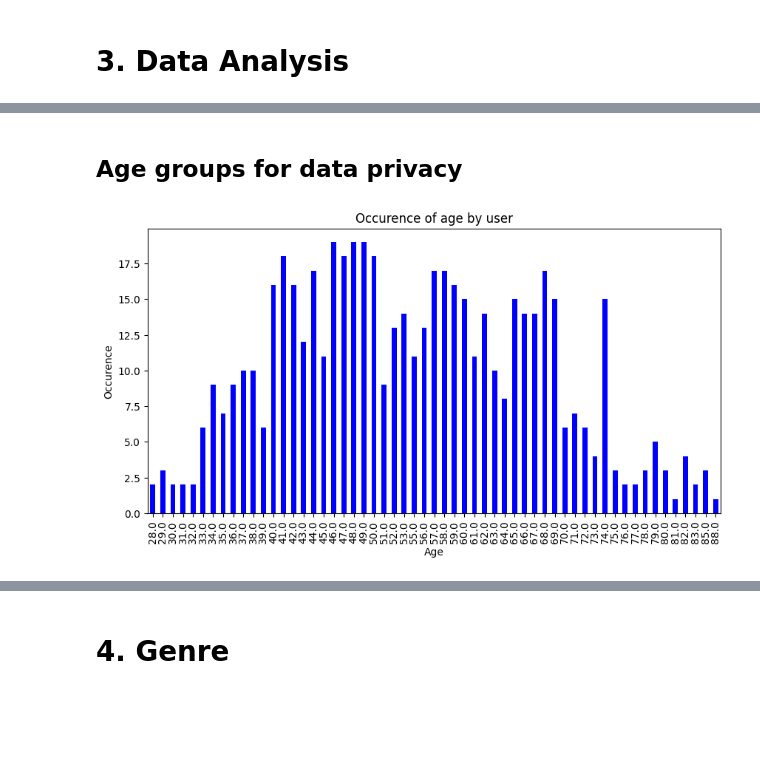
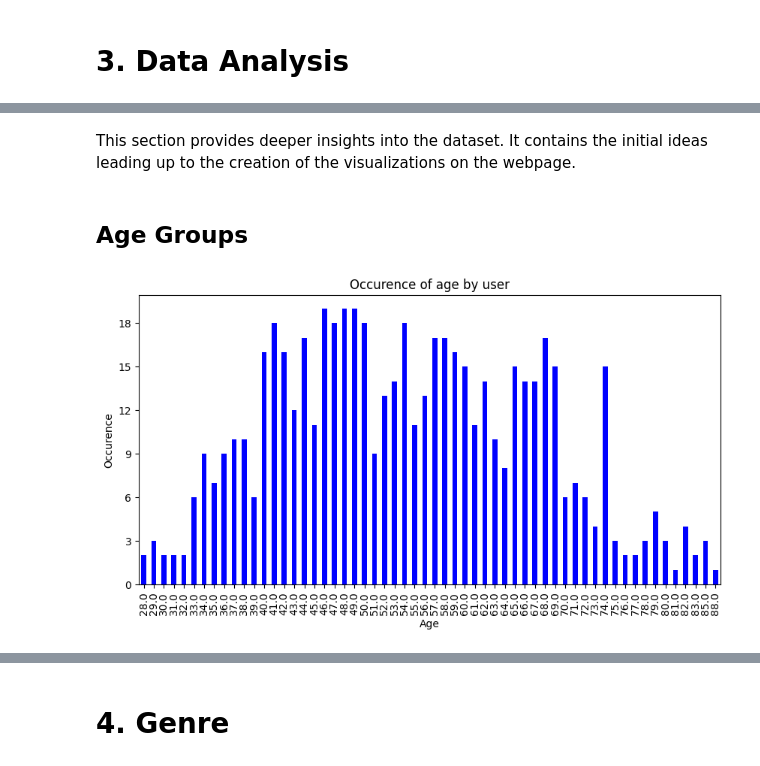
Before and after one commit to shakirmshaker/SocialDataGroup4, a Jupyter notebook: final/explainer.ipynb, the cells around one changed output, grey strips where cells are left out. Drawn from its saved outputs; the diff is of its cells as text; code cells hidden in the pictures; blank space fills up the shorter version.

Commit message:
Completed sections 1 and 2

```diff
--- a/final/explainer.ipynb
+++ b/final/explainer.ipynb
@@ -35,3 +46,10 @@
+# %%
+df_raw=pd.read_csv('data/dfMerged.csv')
+df_raw.drop(columns=['age'],inplace=True)
+df_raw=pd.merge(df_raw,df_age[['user_id','age']],on='user_id',how='left')
+
+df=df_raw.copy()
+df['usage_date'] = pd.to_datetime(df['usage_date'], format='%d/%m/%Y')
 # %% [markdown]
 The dataset contains 829 individual households and records data on 967 days.
 Most households have had solar panel installations after the beginning of the dataset (after November 2022), thus the number of daily recordings increased continuously.
@@ -51,0 +116,4 @@ df['usage_date'] = pd.to_datetime(df['usage_date'],format='%d/%m/%Y')
+# %%
+df_ind_age=df_raw.groupby('user_id')['age'].mean()
+print(df_ind_age[(df_ind_age<18)|(df_ind_age>90)])
+age_data=df[(df.age>=18) & (df.age<=99)]
@@ -133,21 +149,27 @@ plt.show()
-# %% [markdown]
-## Age groups for data privacy
+# %% [markdown]
+This section provides deeper insights into the dataset. It contains the initial ideas leading up to the creation of the visualizations on the webpage.
+# %% [markdown]
+## Age Groups
 # %%
-age_by_user = df.groupby('user_id')['age'].mean().value_counts().sort_index()
+age_by_user = age_data.groupby('user_id')['age'].mean().value_counts().sort_index()
-# %%
-age_by_user.drop(index=54,inplace=True)
 # %%
 plt.figure(figsize=(10, 5))
 
 age_by_user.plot(kind='bar', color='blue')
 
 plt.xlabel('Age')
 plt.ylabel('Occurence')
 plt.title('Occurence of age by user')
 
+locs, labels = plt.yticks()  # Retrieve original tick values
+dloc = np.ceil(locs[1] - locs[0]).astype(int)  # Get tick spacing
+dloc_int = int(dloc)  # Define new integer tick spacing
+new_yticks = np.arange(locs.min(), locs.max(), dloc_int, dtype=int)
+plt.yticks(new_yticks)
+
 plt.show()
 # %% [output]
-[figure, old version]
+[figure, new version]
 # %%
 age_by_user.sum()/4
 # %% [output]
```
Also changed, not shown: parts of 37 cells of this notebook.
